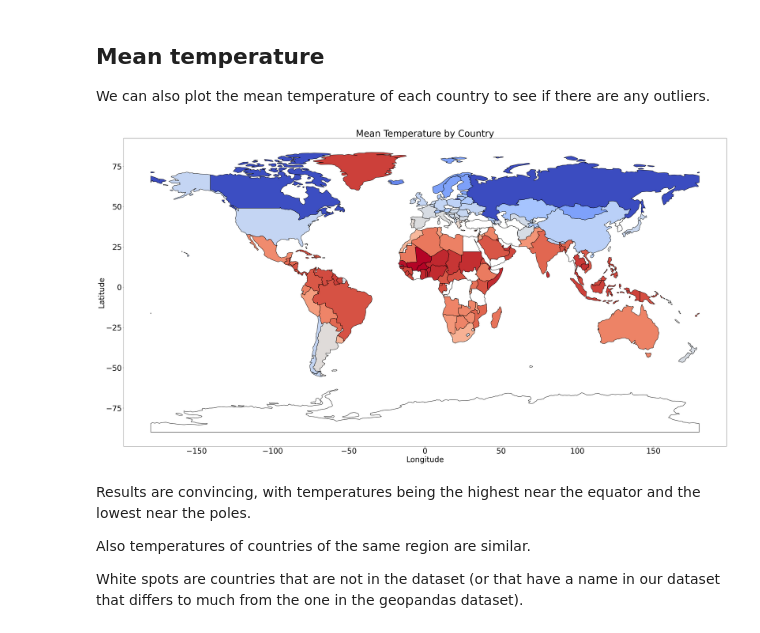
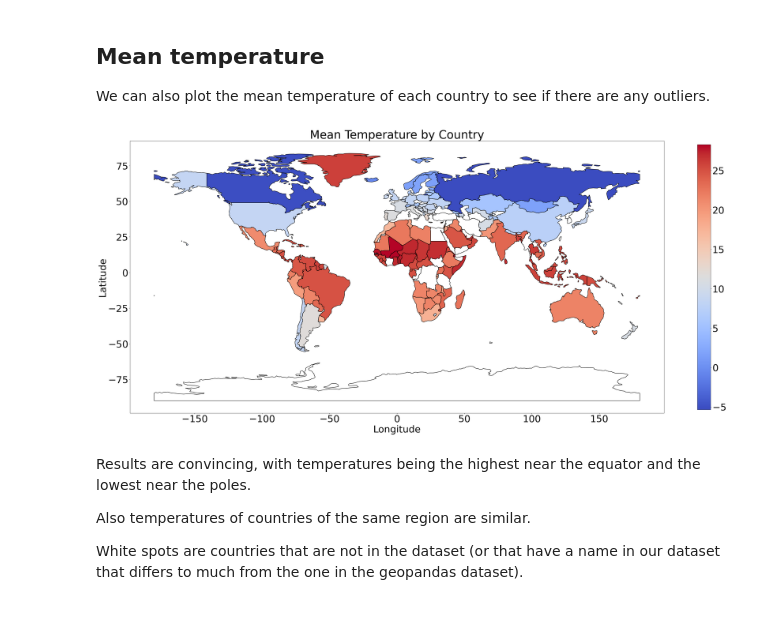
Before and after one commit to BigBaz54/Covid_spread, a Jupyter notebook: data_exploration.ipynb, the cells around one changed output. Drawn from its saved outputs; the diff is of its cells as text; code cells hidden in the pictures.

Commit message:
[+] add colorbar and plot urbanization on map

```diff
--- a/data_exploration.ipynb
+++ b/data_exploration.ipynb
@@ -95,34 +141,41 @@ mean_temp = data['Mean temperature']
 countries = data['Country']
 
 # Get countries names for the world map
 world = gpd.read_file(gpd.datasets.get_path('naturalearth_lowres'))
 map_names = world['name']
 
 # Find the closest match for each country
 matches = [difflib.get_close_matches(c, map_names, n=1, cutoff=0.5) for c in countries]
 matches = [m[0] if m else None for m in matches]
 
 # Add the matches to the data
 data['Map Name'] = matches
 data = data.dropna()
 
 # Plot the world map
+plt.rcParams.update({'font.size': 40})
 fig, ax = plt.subplots(figsize=(50, 50))
 world.boundary.plot(ax=ax, edgecolor='black')
 
 # Fill the countries that are in data with a color that depends on the mean temperature
 for i, row in data.iterrows():
     name = row['Map Name']
     temp = row['Mean temperature']
     color = plt.cm.coolwarm((temp - mean_temp.min()) / (mean_temp.max() - mean_temp.min()))
     world[world['name'] == name].plot(ax=ax, color=color)
 
 plt.xlabel('Longitude')
 plt.ylabel('Latitude')
 plt.title('Mean Temperature by Country')
+
+# Add a colorbar
+sm = plt.cm.ScalarMappable(cmap='coolwarm', norm=plt.Normalize(vmin=mean_temp.min(), vmax=mean_temp.max()))
+sm._A = []
+plt.colorbar(sm, ax=ax, shrink=0.4)
+
 plt.show()
 # %% [output]
-[figure, old version]
+[figure, new version]
 # %% [markdown]
 Results are convincing, with temperatures being the highest near the equator and the lowest near the poles.
 
```
Also changed, not shown: parts of 2 cells of this notebook.
